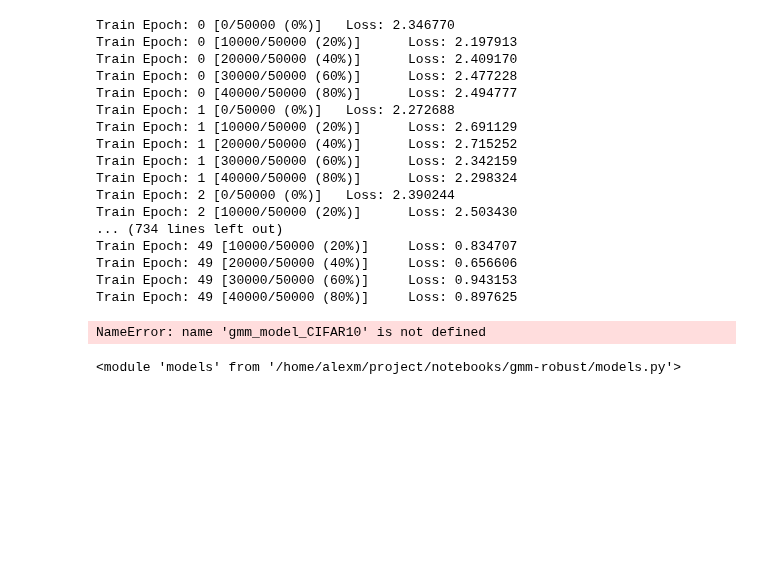
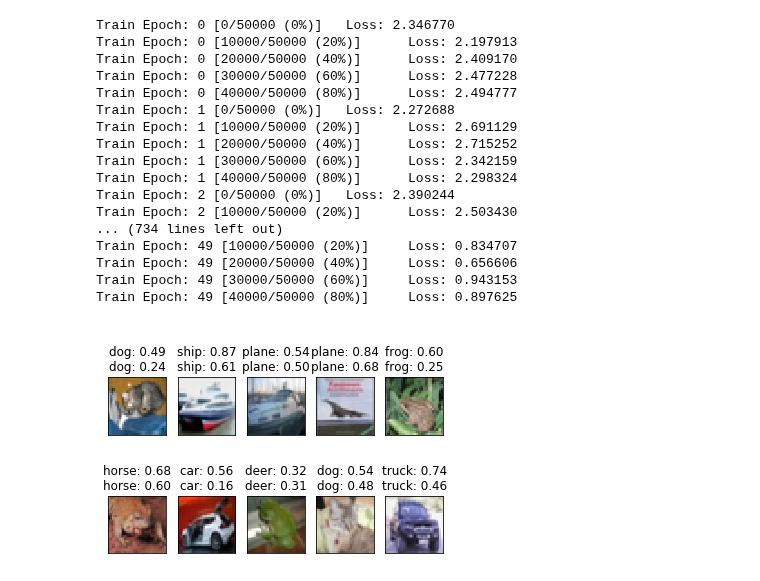
Before and after one commit to AlexMeinke/certified-certain-uncertainty, a Jupyter notebook: GMM-CIFAR10.ipynb, the cells around one changed output. Saved outputs shown, nothing was run; the diff lists cells and outputs as text; code cells hidden in the pictures; blank space fills up the shorter version.

```diff
--- a/GMM-CIFAR10.ipynb
+++ b/GMM-CIFAR10.ipynb
@@ -26,7 +27,7 @@ rs50 = resnet.ResNet50().to(device)
 # %%
 lr = .1
 
-optimizer = optim.Adam( rs50.parameters(), lr=lr, weight_decay=0.005)
+optimizer = optim.Adam( rs50.parameters(), lr=lr, weight_decay=0.0001)
 for epoch in range(50):
     tt.train(rs50, device, dl.CIFAR10_train_loader, optimizer, epoch)
 
@@ -59,21 +60,23 @@ Train Epoch: 49 [40000/50000 (80%)]     Loss: 0.897625
 torch.save(rs50, 'SavedModels/resnet50.pth')
 # %%
 rs50 = torch.load('SavedModels/resnet50.pth')
-gmm = models.GMM(1000, 3072)
+pca_metric = models.PCAMetric(dl.X_CIFAR10, min_sv_factor=1000.)
+gmm = models.GMM(1000, 3072, metric=pca_metric)
 gmm.find_solution(dl.X_CIFAR10, initialize=True, iterate=False, use_kmeans=False)
 gmm_model = models.RobustModel(rs50, gmm, -7., dim=3072).to(device)
-torch.save(gmm_model_CIFAR10, 'SavedModels/gmm_CIFAR10.pth')
+torch.save(gmm_model, 'SavedModels/gmm_CIFAR10.pth')
-# %% [output]
-NameError: name 'gmm_model_CIFAR10' is not defined
-# %%
-reload(models)
-# %% [output]
-<module 'models' from '/home/alexm/project/notebooks/gmm-robust/models.py'>
+# %%
+gmm_model = torch.load('SavedModels/gmm_CIFAR10.pth')
+#rs50 = torch.load('SavedModels/resnet50.pth')
+# %%
+gmm_model.mm.logvar.data -= 3
 # %%
 gmm_model.loglam.data = torch.tensor(-7., device=device)
 
 data = enumerate(dl.CIFAR10_test_loader).__next__()[1][0]
-y = rs50(data.to(device))
+y = gmm_model.base_model(data.to(device))
 y2 = gmm_model(data.to(device))
 
 plotting.plot_samples([y, y2], data, dataset = 'CIFAR10')
+# %% [output]
+[figure, added]
```
Also changed, not shown: parts of 11 cells of this notebook, 2 other files.
